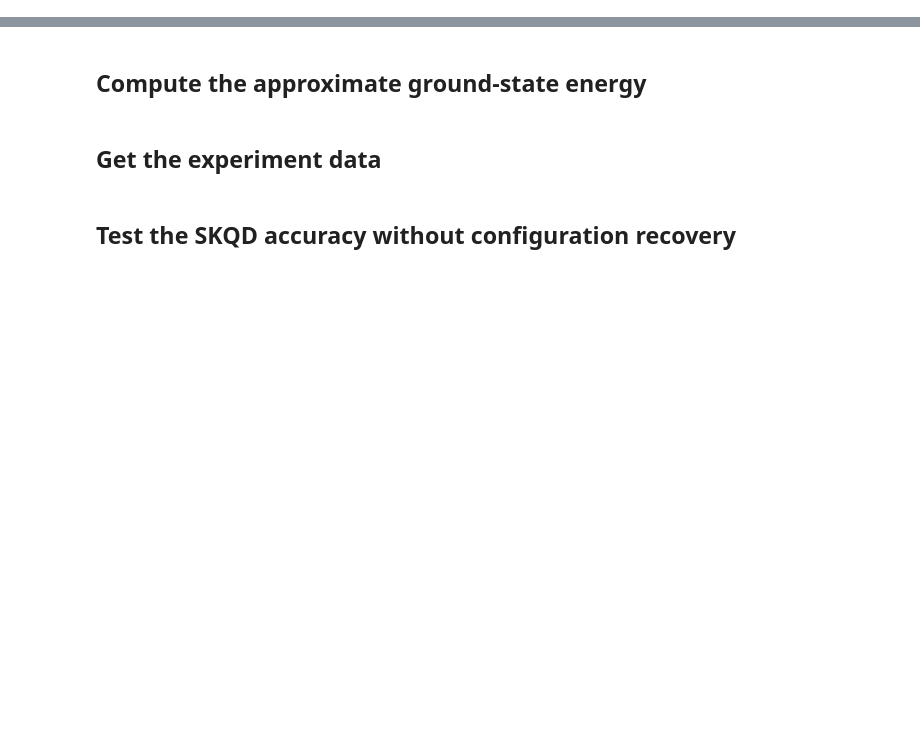
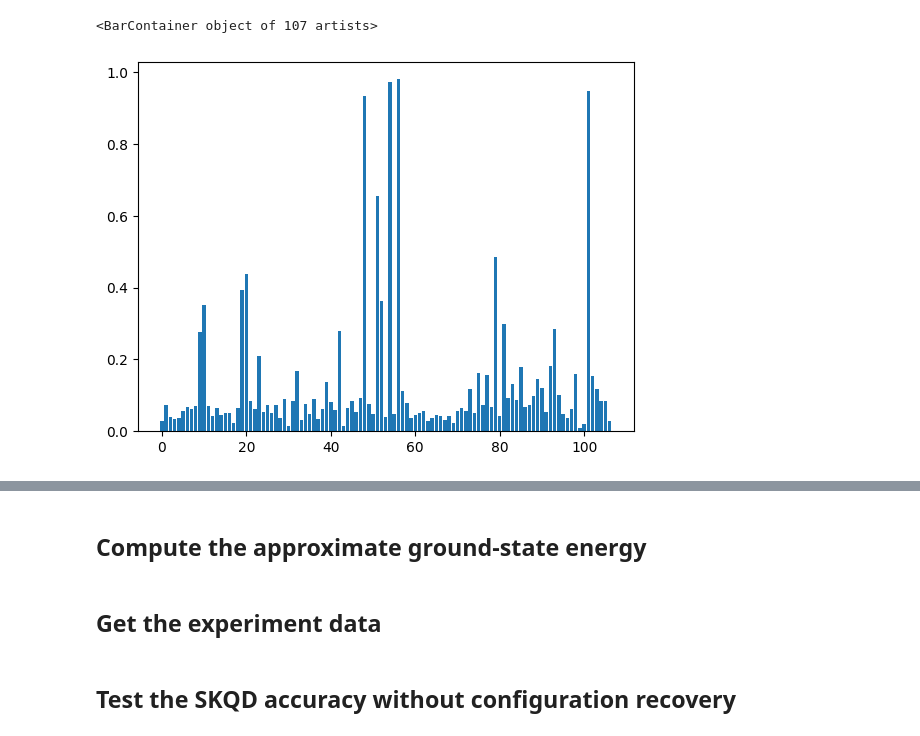
Before and after one commit to yiiyama/skqd_z2lgt, a Jupyter notebook: notebooks/full_workflow.ipynb, the cells around one changed output, grey strips where cells are left out. Drawn from its saved outputs; the diff is of its cells as text; code cells hidden in the pictures; blank space fills up the shorter version.

```diff
--- a/notebooks/full_workflow.ipynb
+++ b/notebooks/full_workflow.ipynb
@@ -108,0 +139,15 @@ LOG.info('Number of links: %d, vertices: %d, plaquettes: %d', num_link, num_vtx,
+# %%
+from skqd_z2lgt.tasks.sample_quantum import load_raw
+from skqd_z2lgt.tasks.preprocess import load_reco
+
+raw = load_raw(parameters, 'ref', 0, 2)
+reco = load_reco(parameters, 'ref', 0, 2)
+# %%
+from skqd_z2lgt.utils import read_bits
+
+raw_bits = read_bits(raw.array, num_bits=raw.num_bits, align='right')
+# %%
+plt.bar(np.arange(107), np.mean(raw_bits, axis=0))
+# %% [output]
+<BarContainer object of 107 artists>
+[figure, added]
```
Also changed, not shown: parts of 46 cells of this notebook.
